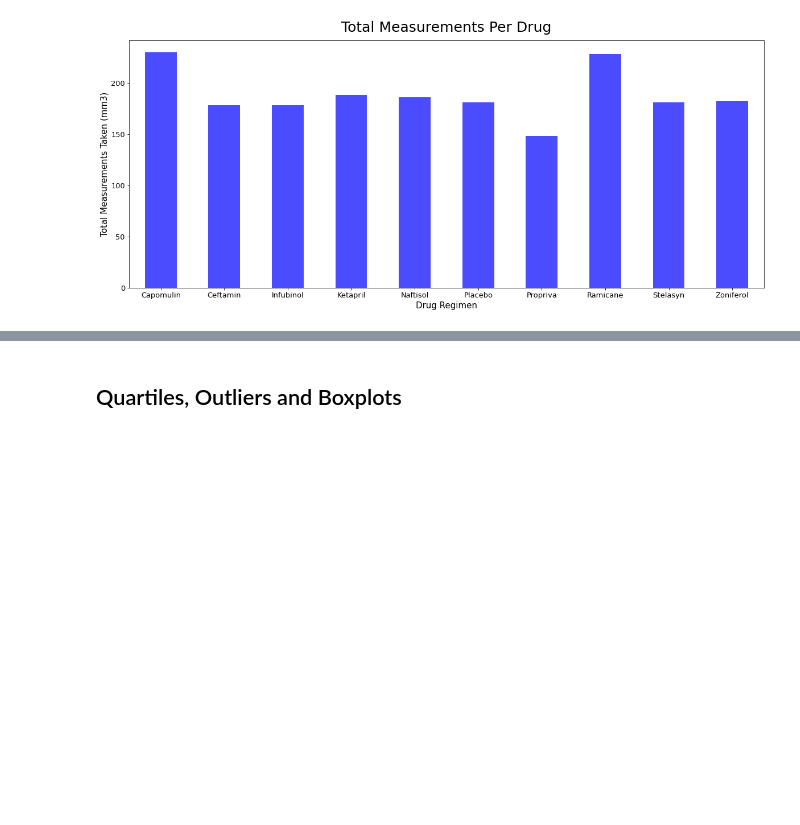
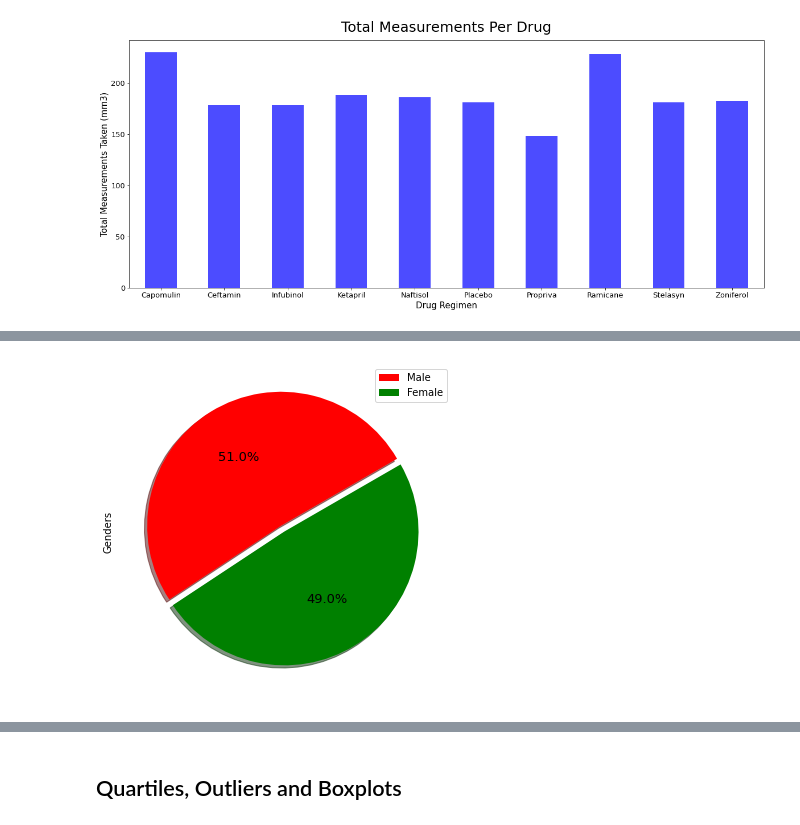
Before and after one commit to hills072/Matplotlib-pymaceuticals, a Jupyter notebook: matplotlib/matplotlib_starter.ipynb, the cells around one changed output, grey strips where cells are left out. Drawn from its saved outputs; the diff is of its cells as text; code cells hidden in the pictures; blank space fills up the shorter version.

Commit message:
pie charts complete

```diff
--- a/matplotlib/matplotlib_starter.ipynb
+++ b/matplotlib/matplotlib_starter.ipynb
@@ -180,0 +177,17 @@ plt.bar(x_axis, y_axis, width=.5, edgecolor="black", color='b', alpha=.7)
+# %%
+# Generate a pie plot showing the distribution of female versus male mice using pandas
+
+gender_counts = clean_df['Sex'].value_counts()
+
+genders = {'Genders': gender_counts}
+genderdf = pd.DataFrame(genders)
+
+explode = (.05,0)
+textprops = {"fontsize":13}
+colors = ["red","green"]
+labels = ['Males', 'Females']
+
+pandas_pie = genderdf.plot(kind="pie", y='Genders', figsize=(6,8), autopct="%1.1f%%", labels=None,
+            textprops=textprops, explode=explode, colors=colors, shadow=True, startangle=30)
+# %% [output]
+[figure, added]
```
Also changed, not shown: parts of 4 cells of this notebook.
